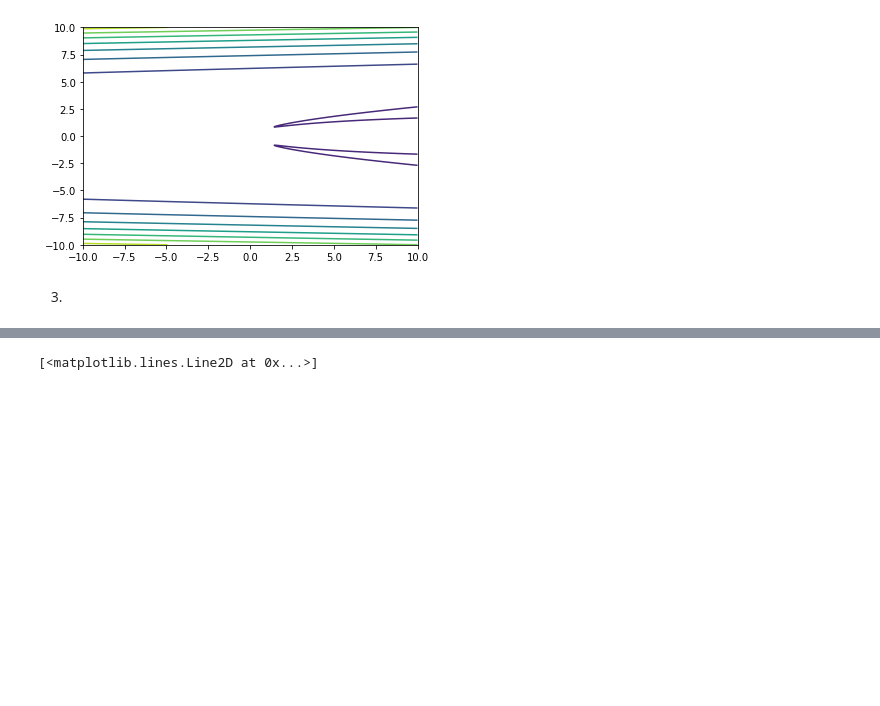
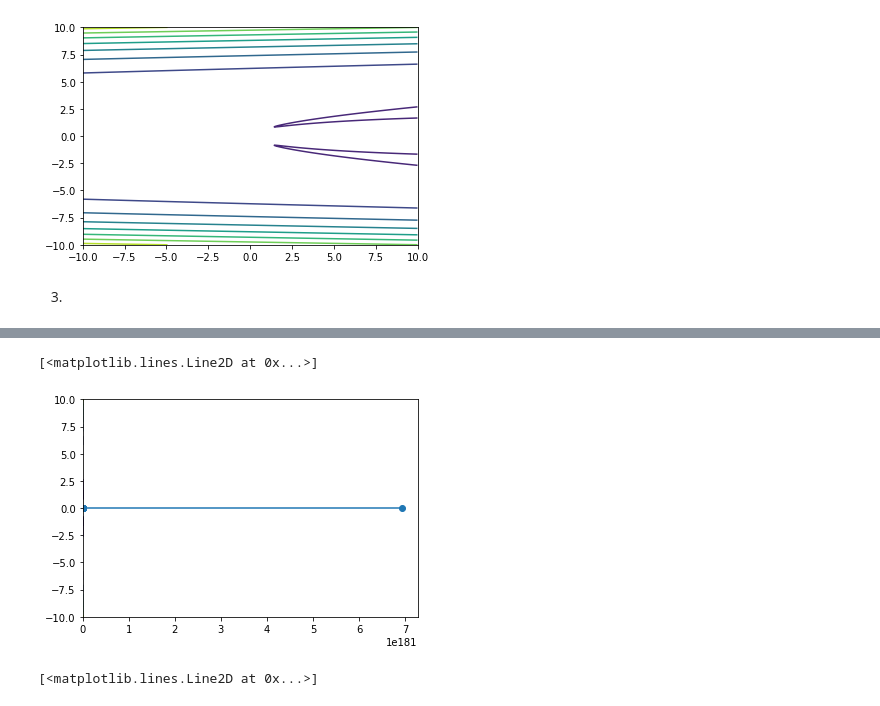
Before and after one commit to CXYSean/ANLY590, a Jupyter notebook: HW2/HW2.ipynb, the cells around one changed output, grey strips where cells are left out. Drawn from its saved outputs; the diff is of its cells as text; code cells hidden in the pictures; blank space fills up the shorter version.

```diff
--- a/HW2/HW2.ipynb
+++ b/HW2/HW2.ipynb
@@ -86,3 +110,15 @@ plt.plot(x,y,'-o')
+# %%
+np.random.seed(10)
+traj = grad_descent([50,0],iterations=10, learning_rate=0.01)
+
+fig, ax = plt.subplots()
+CS = ax.contour(X, Y, Z)
+x= traj[:,0]
+y= traj[:,1]
+plt.plot(x,y,'-o')
+# %% [output]
+[<matplotlib.lines.Line2D at 0x...>]
+[figure, added]
 # %%
 def grad_descent_with_momentum(starting_point=None, iterations=10, alpha=.9, epsilon=10):
     if starting_point == None:
```
Also changed, not shown: parts of 27 cells of this notebook.
